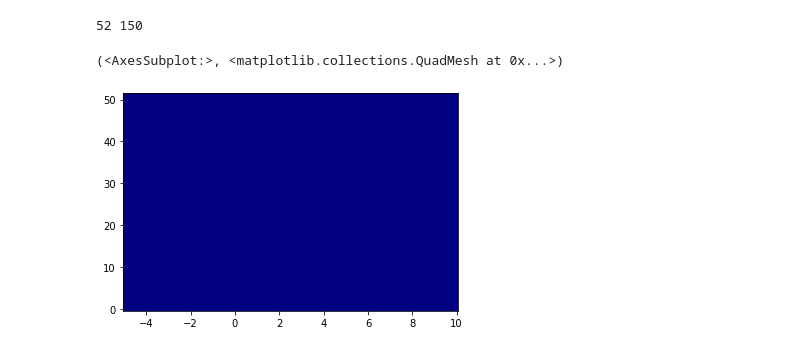
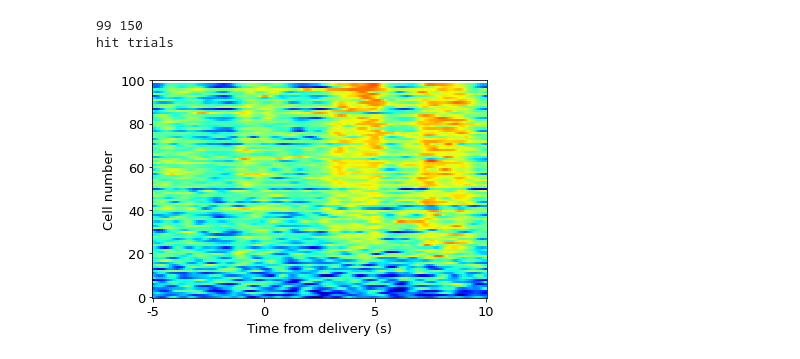
Before and after one commit to jetsetmette/VGP, a Jupyter notebook: notebooks/postprocessing_V1.0.ipynb, the cells around one changed output. Cells and saved outputs as stored; diff of their text form; code cells hidden in the pictures.

Commit message:
Fixed heatmap

```diff
--- a/notebooks/postprocessing_V1.0.ipynb
+++ b/notebooks/postprocessing_V1.0.ipynb
@@ -82,6 +83,7 @@ pump_frames = list(df[df['Item1'] == 'pump_on']['Item2.Item2'])
 pump_frames=[frame for frame in pump_frames if frame < len(z)-100] #removes event if too close to the end
 
 licks_frames = list (df[df['Item1']== 'Lick']['Item2.Item2'])
+licks_frames=[frame for frame in licks_frames if frame < len(z)-100]
 # %%
 df
 # %% [output]
@@ -336,13 +343,19 @@ for i, cell in enumerate(cell_idx):
     for p in hit:
         snips_hit.append(x[p-50:p+100])
 
+    snips_miss=[]
+    for p in miss:
+        snips_miss.append(x[p-50:p+100])
 
     avg = np.mean(snips, axis=0)
 
     avg_h = np.mean(snips_hit, axis=0)
 
+    avg_m = np.mean(snips_miss, axis=0)
+
     ax.plot(avg_h)
-    ax.set_yticks([-1.0,-0.5, 0,  0.5, 1.0])
+    ax.set_yticks([-1.5,-1.0,-0.5, 0,  0.5, 1.0, 1.5])
     avg_pump[i,:] = avg
     avg_hit[i,:] =avg_h
+    avg_miss[i,:]=avg_m
 # %% [output]
@@ -424,2 +496,4 @@ ValueError: operands could not be broadcast together with shapes (150,) (123,)
 # %%
-maxsignal=[np.max(signal[50:100]) for signal in avg_hit]
+maxsignal_hit=[np.max(signal[50:100]) for signal in avg_hit]
+maxsignal_lick=[np.max(signal[50:100]) for signal in avg_lick]
+maxsignal_miss=[np.max(signal[50:100]) for signal in avg_miss]
@@ -426,5 +520,5 @@ maxsignal=[np.max(signal[50:100]) for signal in avg_hit]
 # %%
-def make_heatmap(data, events=None, ax=None, cmap="jet", sort=True, ylabel="Trials"):
+def make_heatmap(data, events=None, ax=None, cmap="jet", sort=True, ylabel="Trials", clims=[-0.3,0.8]):
 
     if ax == None:
         f, ax = plt.subplots()
@@ -447,6 +541,7 @@ def make_heatmap(data, events=None, ax=None, cmap="jet", sort=True, ylabel="Tria
             print("Events cannot be sorted")
 
     mesh = ax.pcolormesh(xx, yy, data, cmap=cmap, shading="auto")
+    mesh.set_clim(clims)
 
 #     if events:
 #         ax.vlines(events, yvals-0.5, yvals+0.5, color='w')
@@ -463,7 +603,20 @@ def make_heatmap(data, events=None, ax=None, cmap="jet", sort=True, ylabel="Tria
 # %%
 f, ax = plt.subplots()
-make_heatmap(avg_lick,events=maxsignal, ax=ax)
+make_heatmap(avg_hit,events=maxsignal_hit, ax=ax)
+
+
+ax.set_ylabel('Cell number',fontsize = 13)
+ax.set_xlabel('Time from delivery (s)', fontsize = 13)
+ax.set_xticks([-5,0,5,10])
+ax.set_xticklabels([-5,0,5,10], fontsize= 13)
+ax.set_yticks([0,20,40,60,80,100])
+ax.set_yticklabels([0,20,40,60,80,100], fontsize= 13)
+# ax.set_title('Signal aligned to delivery', fontsize=13)
+
+print('hit trials')
+
+f.savefig('C:\\Users\\mko102\\GitHub\\VGP\\output\\hit_trial_malt_PRNR.png')
 # %% [output]
-52 150
+99 150
+hit trials
-(<AxesSubplot:>, <matplotlib.collections.QuadMesh at 0x...>)
-[figure, old version]
+[figure, new version]
```
Also changed, not shown: parts of 31 cells of this notebook.
